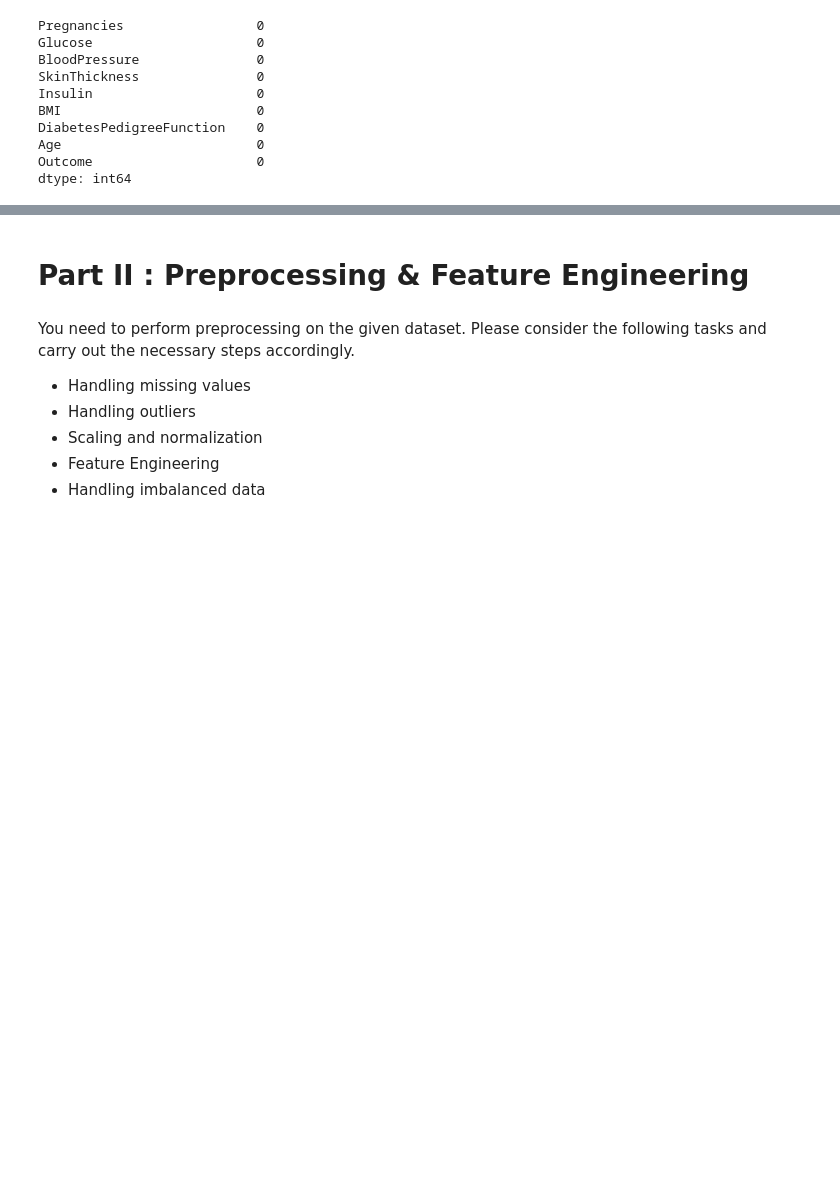
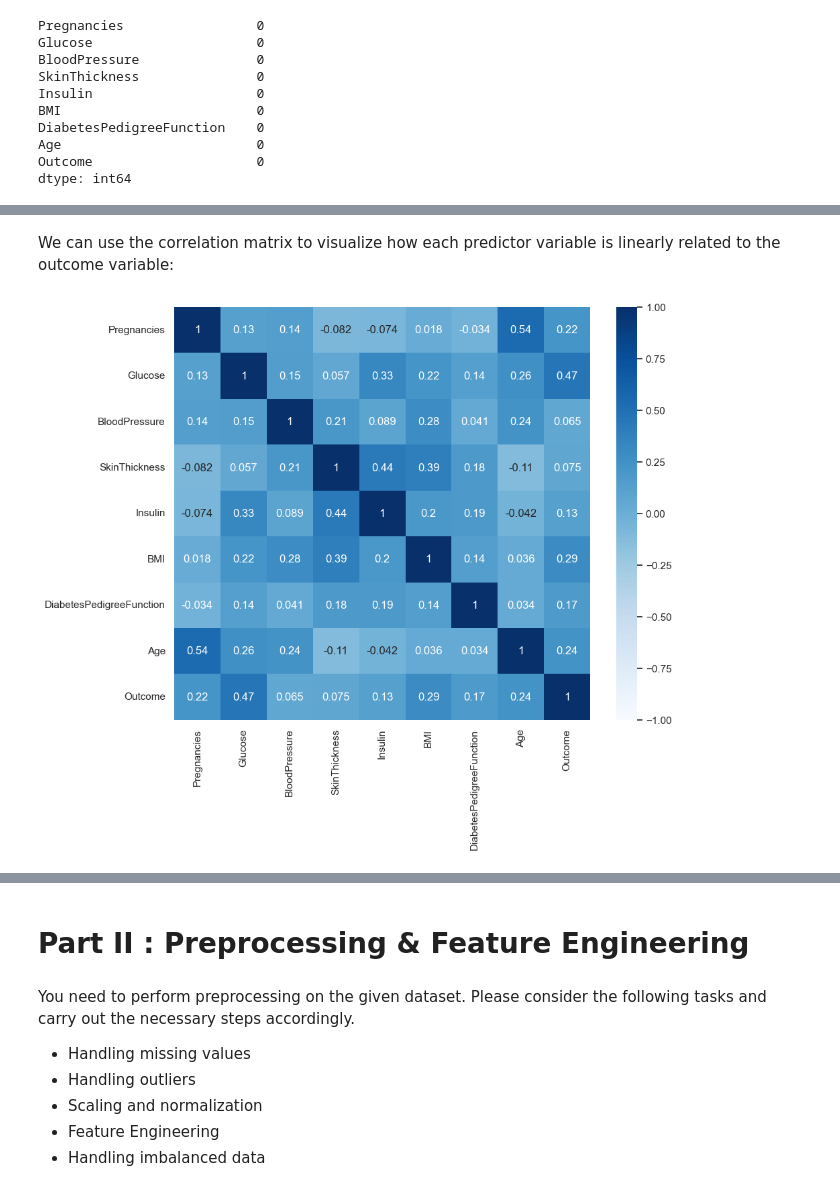
Before and after one commit to TeeNguyenDA/Diabetes-Prediction-Supervised-Learning, a Jupyter notebook: Supervised Learning - Project.ipynb, the cells around one changed output, grey strips where cells are left out. Saved outputs shown, nothing was run; the diff lists cells and outputs as text; code cells hidden in the pictures; blank space fills up the shorter version.

```diff
--- a/Supervised Learning - Project.ipynb
+++ b/Supervised Learning - Project.ipynb
@@ -96,0 +218,9 @@ dtype: int64
+# %% [markdown]
+We can use the correlation matrix to visualize how each predictor variable is linearly related to the outcome variable:
+# %%
+# Use a correlation matrix to check the relationship between the predictor variables and the outcome variable
+plt.figure(figsize=(10, 8))
+heatmap = sns.heatmap(diabetes_df.corr(), vmin=-1, vmax=1, annot=True, cmap='Blues')
+plt.show()
+# %% [output]
+[figure, added]
```
Also changed, not shown: parts of 92 cells of this notebook, 2 other files.
